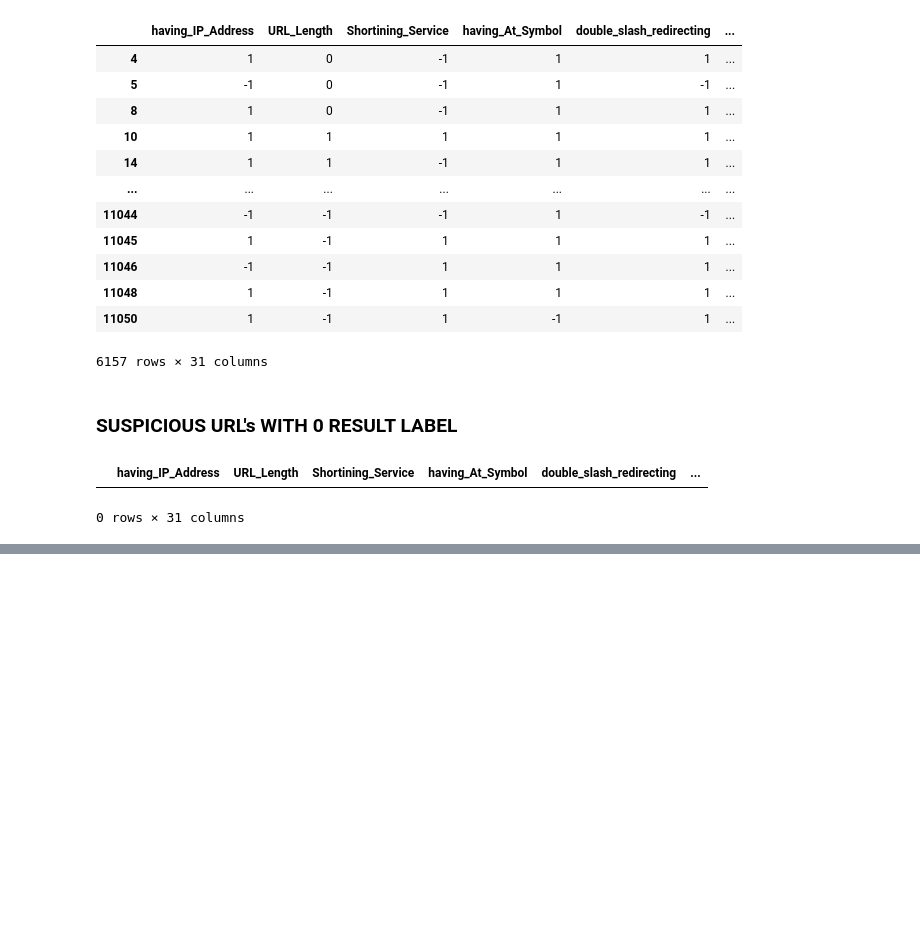
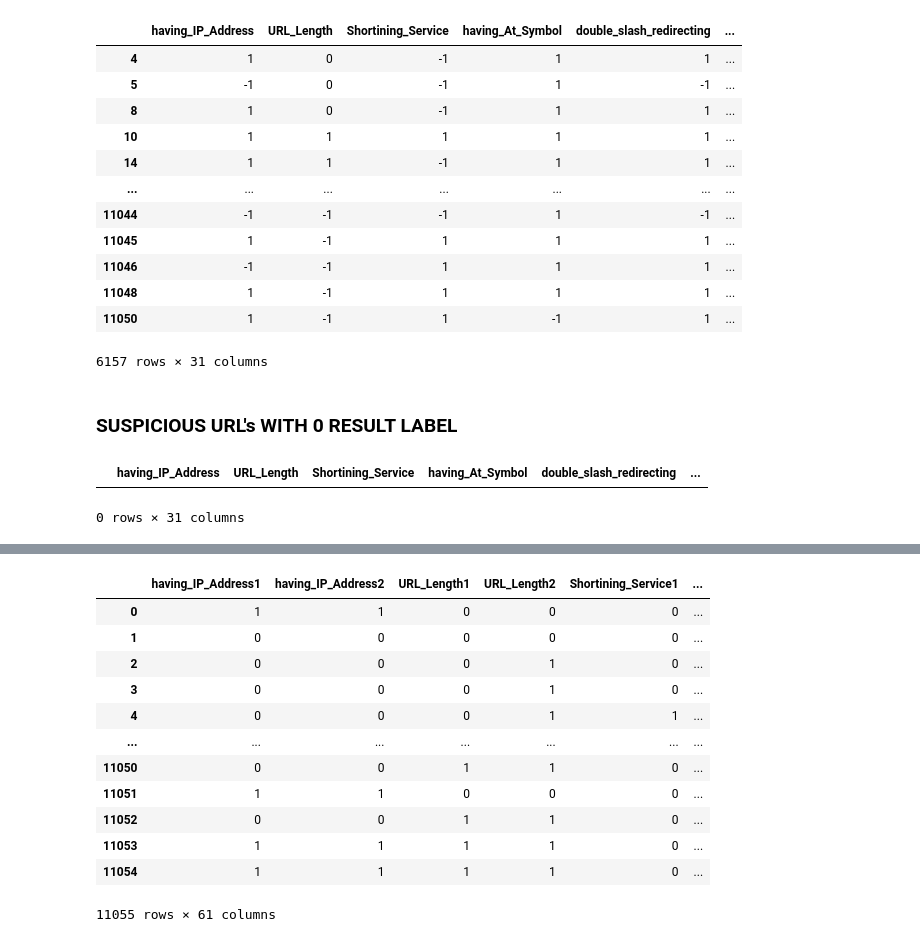
Before and after one commit to ayushdhiman101/Bypassing-Detection-of-Phishing-Attacks-Using-GAN, a Jupyter notebook: Project.ipynb, the cells around one changed output, grey strips where cells are left out. Drawn from its saved outputs; the diff is of its cells as text; code cells hidden in the pictures; blank space fills up the shorter version.

```diff
--- a/Project.ipynb
+++ b/Project.ipynb
@@ -71,0 +135,16 @@ df3
+# %%
+edf
+# %% [output]
+|  | having_IP_Address1 | having_IP_Address2 | URL_Length1 | URL_Length2 | Shortining_Service1 | ... |
+| 0 | 1 | 1 | 0 | 0 | 0 | ... |
+| 1 | 0 | 0 | 0 | 0 | 0 | ... |
+| 2 | 0 | 0 | 0 | 1 | 0 | ... |
+| 3 | 0 | 0 | 0 | 1 | 0 | ... |
+| 4 | 0 | 0 | 0 | 1 | 1 | ... |
+| ... | ... | ... | ... | ... | ... | ... |
+| 11050 | 0 | 0 | 1 | 1 | 0 | ... |
+| 11051 | 1 | 1 | 0 | 0 | 0 | ... |
+| 11052 | 0 | 0 | 1 | 1 | 0 | ... |
+| 11053 | 1 | 1 | 1 | 1 | 0 | ... |
+| 11054 | 1 | 1 | 1 | 1 | 0 | ... |
+11055 rows × 61 columns
```
Also changed, not shown: parts of 3 cells of this notebook.
